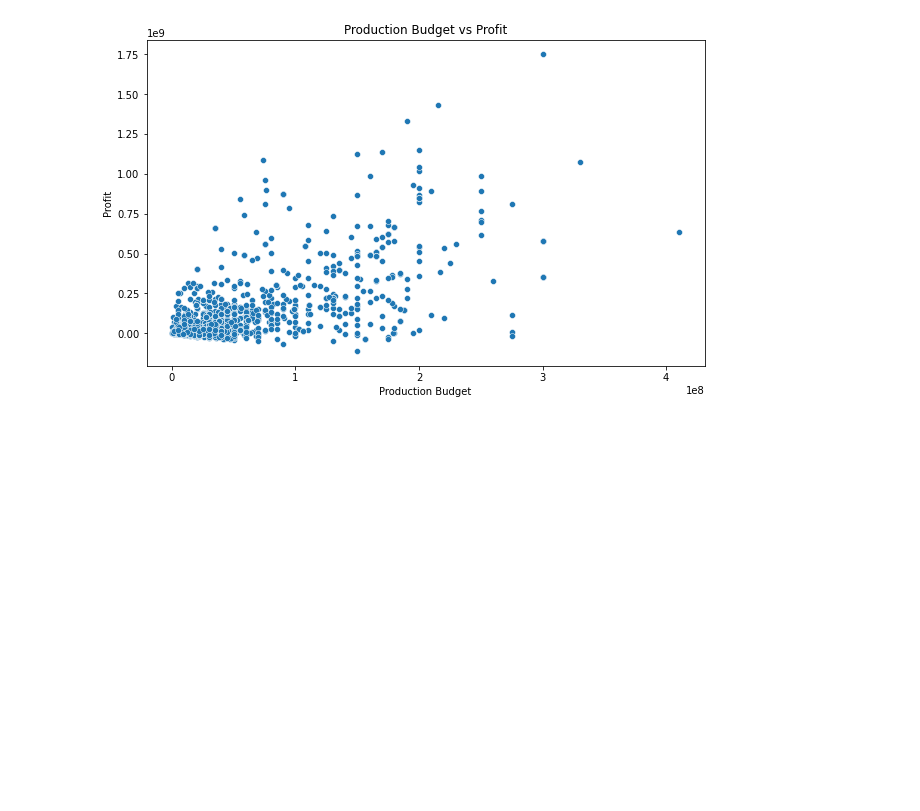
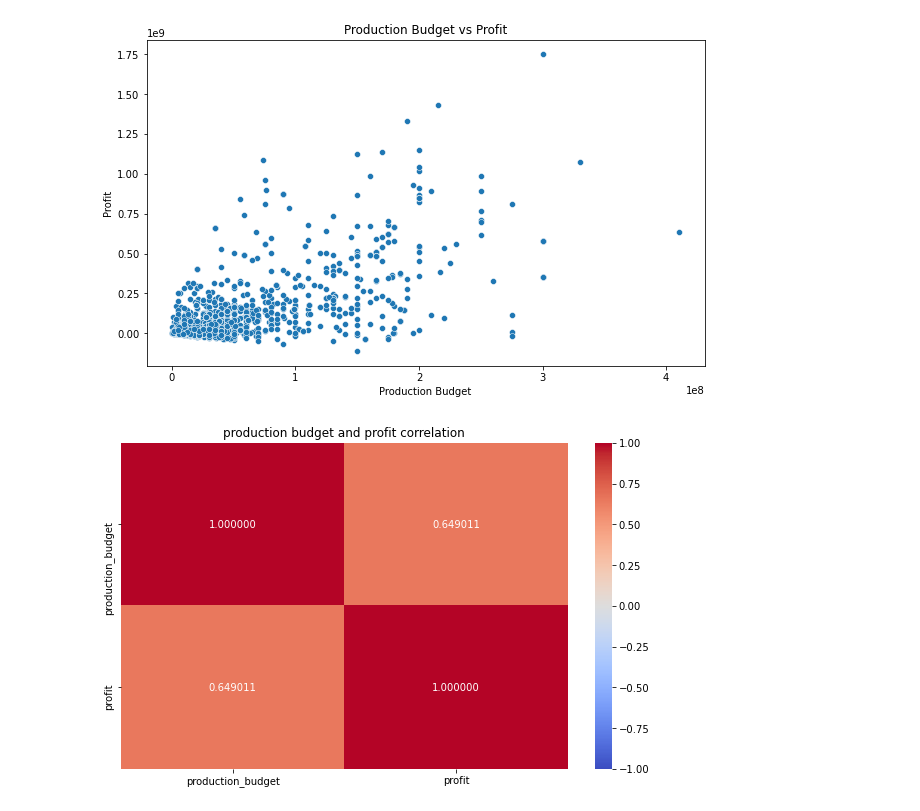
Before and after one commit to fredrickochieng-cell/Group4_Phase2_Project, a Jupyter notebook: Notebooks/fiona.ipynb, the cells around one changed output. Saved outputs shown, nothing was run; the diff lists cells and outputs as text; code cells hidden in the pictures; blank space fills up the shorter version.

Commit message:
visualize heatmap to show correlation between budget and profit

```diff
--- a/Notebooks/fiona.ipynb
+++ b/Notebooks/fiona.ipynb
@@ -369,3 +369,11 @@ plt.ylabel('Profit')
 plt.show()
 # %% [output]
 [figure]
+# %%
+plt.figure(figsize=(10,6))
+corr_hm = merged_df[['production_budget', 'profit']].corr()
+sns.heatmap(corr_hm, annot=True, fmt='f', cmap='coolwarm', vmin=-1, vmax=1)
+plt.title('production budget and profit correlation')
+plt.show()
+# %% [output]
+[figure, added]
```
